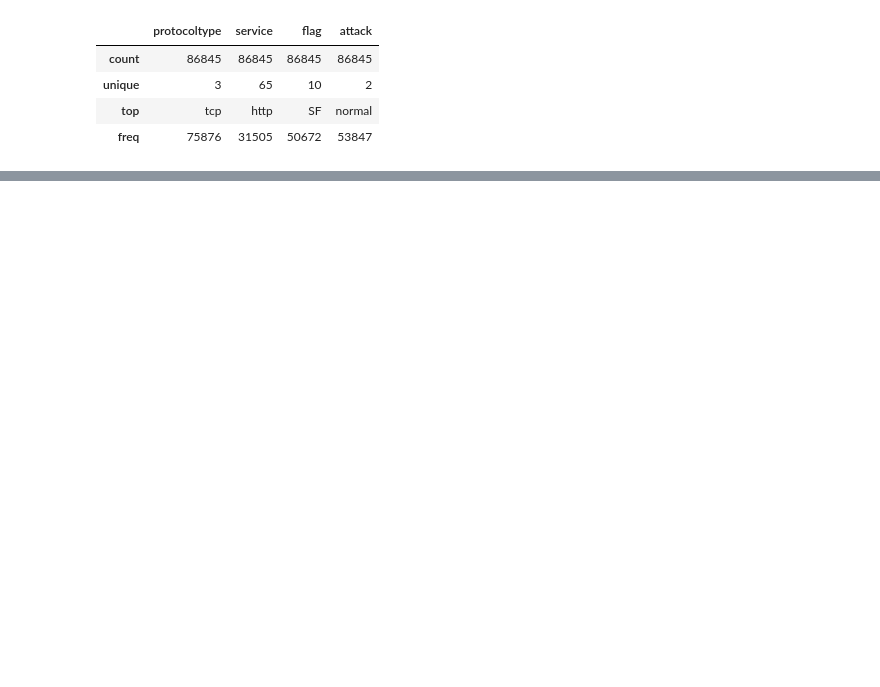
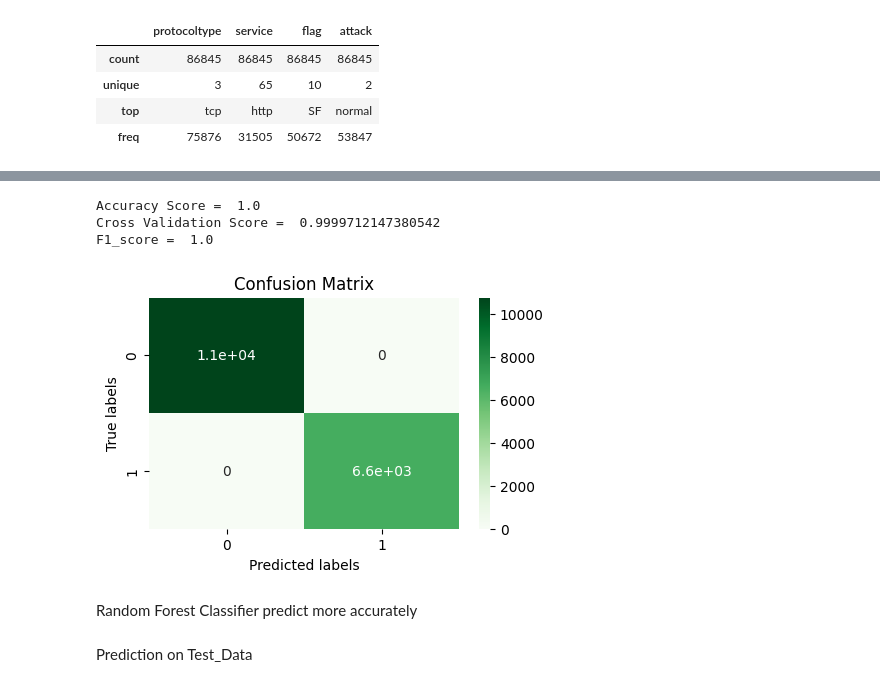
Before and after one commit to Nikitav0608/AIPlanetHackathon, a Jupyter notebook: Main.ipynb, the cells around one changed output, grey strips where cells are left out. Saved outputs shown, nothing was run; the diff lists cells and outputs as text; code cells hidden in the pictures; blank space fills up the shorter version.

```diff
--- a/Main.ipynb
+++ b/Main.ipynb
@@ -223,0 +254,31 @@ Accuracy on training data =  0.9985750474984167
+# %%
+y_pred_rf = model_rf.predict(scaled_x_test)
+# %%
+data_accuracy = accuracy_score(y_test, y_pred_rf)
+data_f1_score = f1_score(y_test,y_pred_rf)
+data_cross_val_score = np.mean(cross_val_score(model_rf,scaled_x_train,y_train,scoring='accuracy',cv=20))
+print('Accuracy Score = ', data_accuracy)
+print('Cross Validation Score = ', data_cross_val_score)
+print('F1_score = ', data_f1_score)
+# %% [output]
+Accuracy Score =  1.0
+Cross Validation Score =  0.9999712147380542
+F1_score =  1.0
+# %%
+conf_mat = confusion_matrix(y_test, y_pred_rf)
+
+# Create a heatmap of the confusion matrix
+plt.figure(figsize=(5, 3))
+sns.heatmap(conf_mat, annot=True, cmap='Greens')
+
+# Add labels and title
+plt.xlabel('Predicted labels')
+plt.ylabel('True labels')
+plt.title('Confusion Matrix')
+plt.show()
+# %% [output]
+[figure, added]
+# %% [markdown]
+Random Forest Classifier predict more accurately
+# %% [markdown]
+Prediction on Test_Data
```
Also changed, not shown: parts of 64 cells of this notebook, 1 other file.
